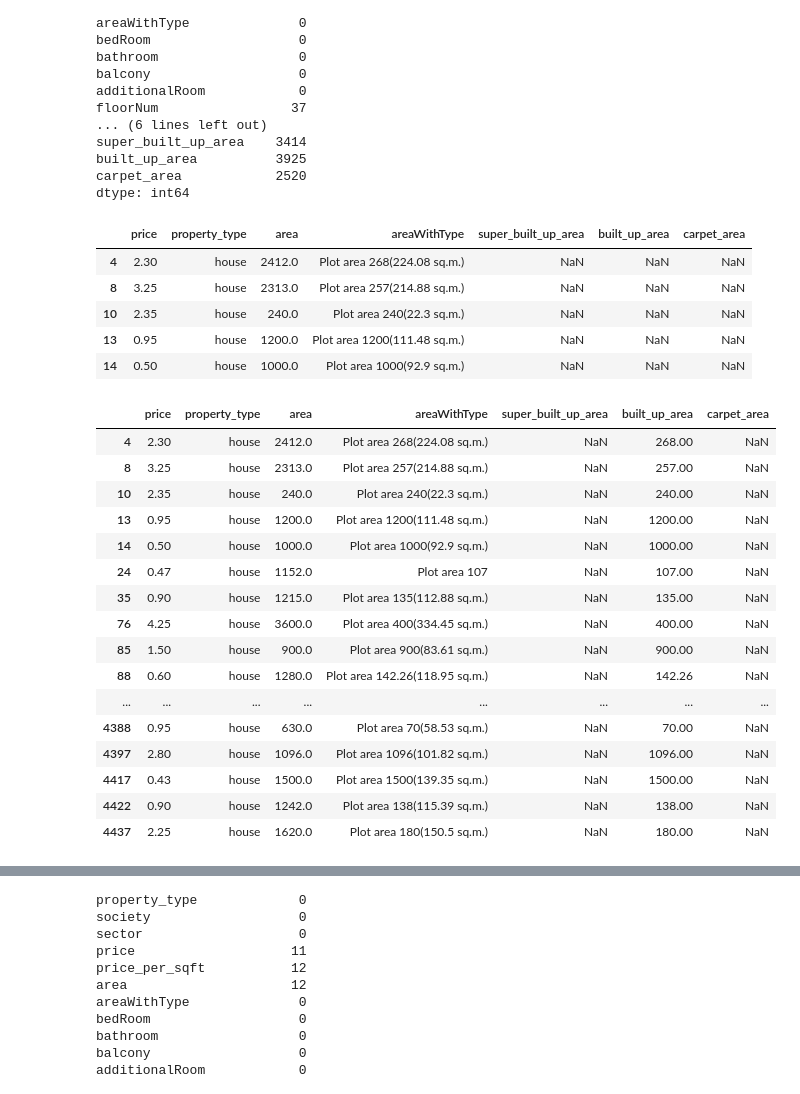
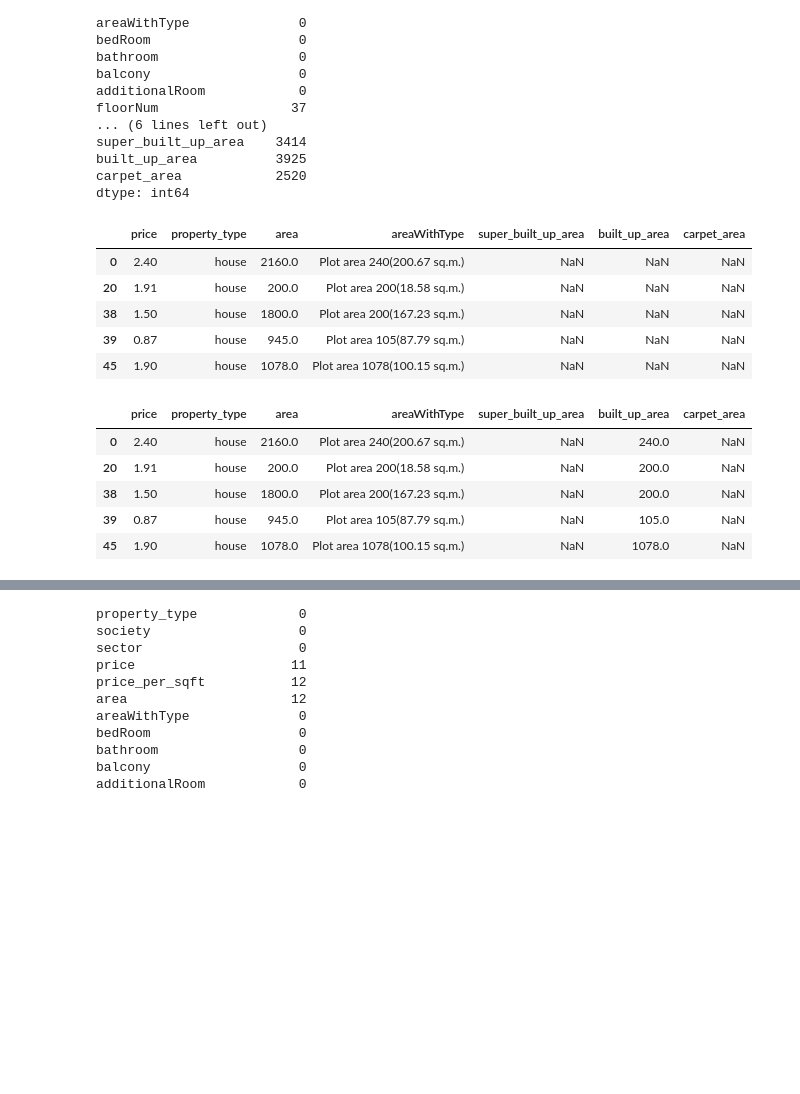
Before and after one commit to arpitpatel1/housing_mlops_kn, a Jupyter notebook: notebooks/5_feature-engineering.ipynb, the cells around one changed output, grey strips where cells are left out. Saved outputs shown, nothing was run; the diff lists cells and outputs as text; code cells hidden in the pictures; blank space fills up the shorter version.

```diff
--- a/notebooks/5_feature-engineering.ipynb
+++ b/notebooks/5_feature-engineering.ipynb
@@ -8,10 +8,10 @@ from pathlib import Path
 pd.set_option('display.max_rows', None)
 pd.set_option('display.max_columns', None)
 # %%
-in_path = Path('../data/raw')
-out_path = Path('../data/interim')
+raw_path = Path('../data/raw')
+interim_path = Path('../data/interim')
 # %%
-df = pd.read_csv(in_path / 'properties_cleaned_v1.csv')
+df = pd.read_csv(interim_path / 'properties_cleaned_v1.csv')
 # %%
 df.shape
 # %% [output]
@@ -125,11 +125,11 @@ all_nan_df = df[((df['super_built_up_area'].isnull()) & (df['built_up_area'].isn
 all_nan_df.head()
 # %% [output]
 |  | price | property_type | area | areaWithType | super_built_up_area | built_up_area | carpet_area |
-| 4 | 2.30 | house | 2412.0 | Plot area 268(224.08 sq.m.) | NaN | NaN | NaN |
-| 8 | 3.25 | house | 2313.0 | Plot area 257(214.88 sq.m.) | NaN | NaN | NaN |
-| 10 | 2.35 | house | 240.0 | Plot area 240(22.3 sq.m.) | NaN | NaN | NaN |
-| 13 | 0.95 | house | 1200.0 | Plot area 1200(111.48 sq.m.) | NaN | NaN | NaN |
-| 14 | 0.50 | house | 1000.0 | Plot area 1000(92.9 sq.m.) | NaN | NaN | NaN |
+| 0 | 2.40 | house | 2160.0 | Plot area 240(200.67 sq.m.) | NaN | NaN | NaN |
+| 20 | 1.91 | house | 200.0 | Plot area 200(18.58 sq.m.) | NaN | NaN | NaN |
+| 38 | 1.50 | house | 1800.0 | Plot area 200(167.23 sq.m.) | NaN | NaN | NaN |
+| 39 | 0.87 | house | 945.0 | Plot area 105(87.79 sq.m.) | NaN | NaN | NaN |
+| 45 | 1.90 | house | 1078.0 | Plot area 1078(100.15 sq.m.) | NaN | NaN | NaN |
 # %%
 all_nan_index = df[((df['super_built_up_area'].isnull()) & (df['built_up_area'].isnull()) & (df['carpet_area'].isnull()))][['price','property_type','area','areaWithType','super_built_up_area','built_up_area','carpet_area']].index
 # %%
@@ -143,25 +143,14 @@ all_nan_df['built_up_area'] = all_nan_df['areaWithType'].apply(extract_plot_area
 # Update the original dataframe
 #gurgaon_properties.update(filtered_rows)
 # %%
-all_nan_df
+all_nan_df.head()
 # %% [output]
 |  | price | property_type | area | areaWithType | super_built_up_area | built_up_area | carpet_area |
-| 4 | 2.30 | house | 2412.0 | Plot area 268(224.08 sq.m.) | NaN | 268.00 | NaN |
-| 8 | 3.25 | house | 2313.0 | Plot area 257(214.88 sq.m.) | NaN | 257.00 | NaN |
-| 10 | 2.35 | house | 240.0 | Plot area 240(22.3 sq.m.) | NaN | 240.00 | NaN |
-| 13 | 0.95 | house | 1200.0 | Plot area 1200(111.48 sq.m.) | NaN | 1200.00 | NaN |
-| 14 | 0.50 | house | 1000.0 | Plot area 1000(92.9 sq.m.) | NaN | 1000.00 | NaN |
-| 24 | 0.47 | house | 1152.0 | Plot area 107 | NaN | 107.00 | NaN |
-| 35 | 0.90 | house | 1215.0 | Plot area 135(112.88 sq.m.) | NaN | 135.00 | NaN |
-| 76 | 4.25 | house | 3600.0 | Plot area 400(334.45 sq.m.) | NaN | 400.00 | NaN |
-| 85 | 1.50 | house | 900.0 | Plot area 900(83.61 sq.m.) | NaN | 900.00 | NaN |
-| 88 | 0.60 | house | 1280.0 | Plot area 142.26(118.95 sq.m.) | NaN | 142.26 | NaN |
-| ... | ... | ... | ... | ... | ... | ... | ... |
-| 4388 | 0.95 | house | 630.0 | Plot area 70(58.53 sq.m.) | NaN | 70.00 | NaN |
-| 4397 | 2.80 | house | 1096.0 | Plot area 1096(101.82 sq.m.) | NaN | 1096.00 | NaN |
-| 4417 | 0.43 | house | 1500.0 | Plot area 1500(139.35 sq.m.) | NaN | 1500.00 | NaN |
-| 4422 | 0.90 | house | 1242.0 | Plot area 138(115.39 sq.m.) | NaN | 138.00 | NaN |
-| 4437 | 2.25 | house | 1620.0 | Plot area 180(150.5 sq.m.) | NaN | 180.00 | NaN |
+| 0 | 2.40 | house | 2160.0 | Plot area 240(200.67 sq.m.) | NaN | 240.0 | NaN |
+| 20 | 1.91 | house | 200.0 | Plot area 200(18.58 sq.m.) | NaN | 200.0 | NaN |
+| 38 | 1.50 | house | 1800.0 | Plot area 200(167.23 sq.m.) | NaN | 200.0 | NaN |
+| 39 | 0.87 | house | 945.0 | Plot area 105(87.79 sq.m.) | NaN | 105.0 | NaN |
+| 45 | 1.90 | house | 1078.0 | Plot area 1078(100.15 sq.m.) | NaN | 1078.0 | NaN |
 # %%
 def convert_scale(row):
     if np.isnan(row['area']) or np.isnan(row['built_up_area']):
```
Also changed, not shown: parts of 25 cells of this notebook, 33 other files.
